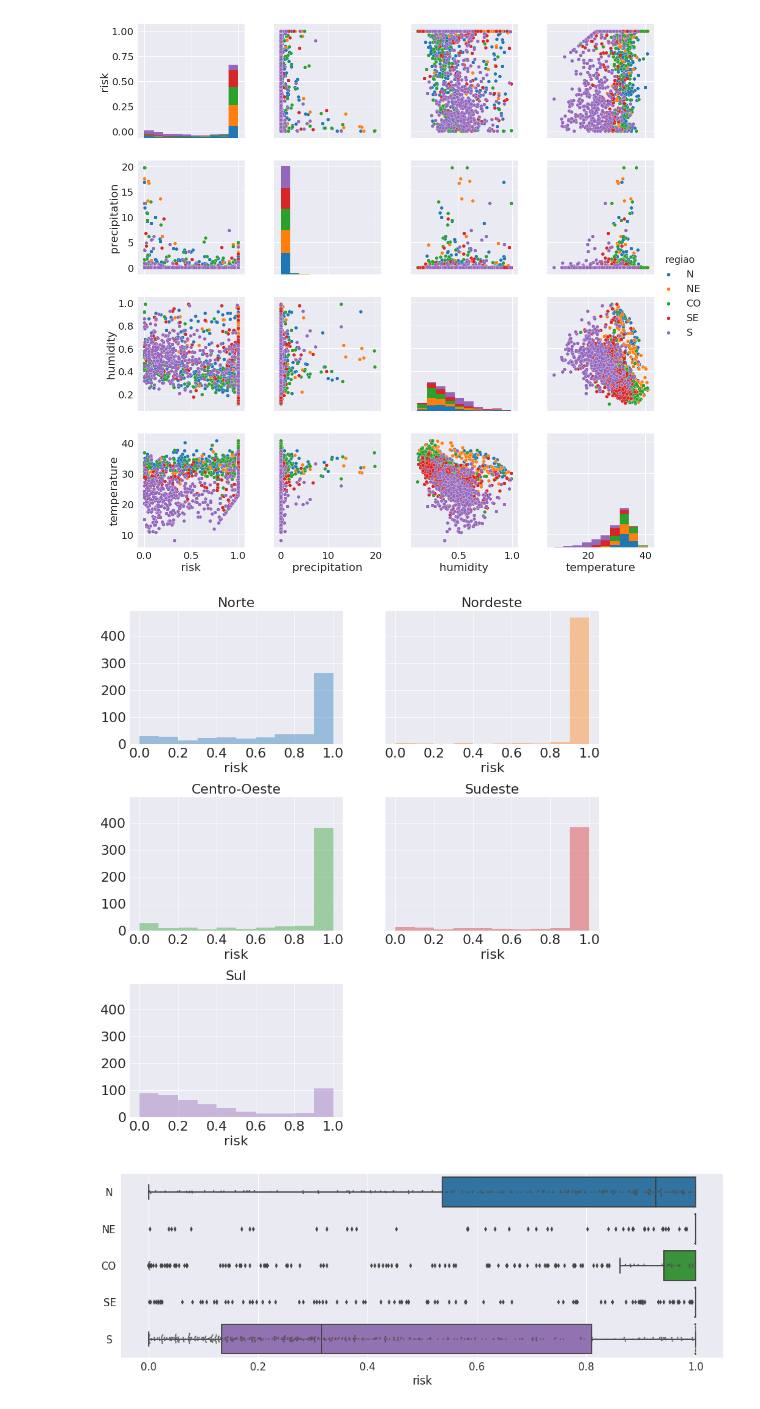
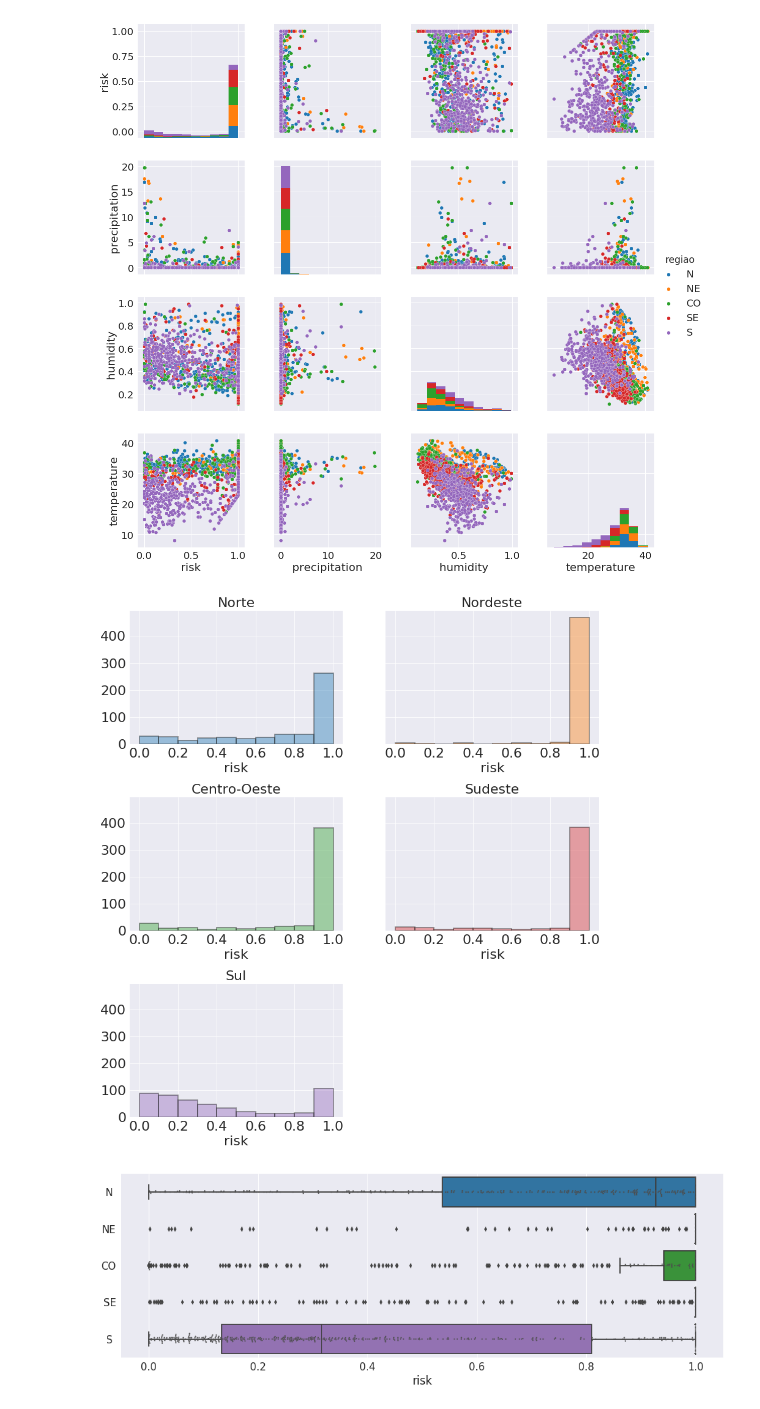
Before and after one commit to vconrado/simple_geo.py, a Jupyter notebook: docs/eda.ipynb, the cells around one changed output. Drawn from its saved outputs; the diff is of its cells as text; code cells hidden in the pictures.

Commit message:
changing hist style

```diff
--- a/docs/eda.ipynb
+++ b/docs/eda.ipynb
@@ -181,23 +181,23 @@ sns.pairplot(dados, hue="regiao", palette=sns.color_palette(color_regions), size
 # %%
 # Histogramas para cada região
 from scipy import stats, integrate
 sns.set(color_codes=True)
 
 sns.set(font_scale=2)
 sns.set_context("paper", rc={"font.size":28,"axes.titlesize":22,"axes.labelsize":22})
 f, ((ax1, ax2), (ax3, ax4), (ax5, ax6)) = plt.subplots(3, 2, sharex=True, sharey=True)
 ax = [ax1, ax2, ax3, ax4, ax5, ax6]
 
 for i in xrange(0, 5):
-    sns.distplot(dados[dados['regiao'] == siglas[i]]["risk"], ax=ax[i], kde=False, bins=10, color=color_regions[i]);
+    sns.distplot(dados[dados['regiao'] == siglas[i]]["risk"], ax=ax[i], kde=False, bins=10, color=color_regions[i], hist_kws=dict(edgecolor="k", linewidth=2));
     ax[i].set_title(titulos[i])
     ax[i].tick_params(labelsize=22)
     plt.setp( ax[i].get_xticklabels(), visible=True)
 
 ax[5].set_visible(False)
 plt.subplots_adjust(hspace=0.4, top=3, right=1.9)
 # %% [output]
-[figure, old version]
+[figure, new version]
 # %%
 # Gerando boxplot para (risco, temperatura, precipitação, umidade) por região
 
```
